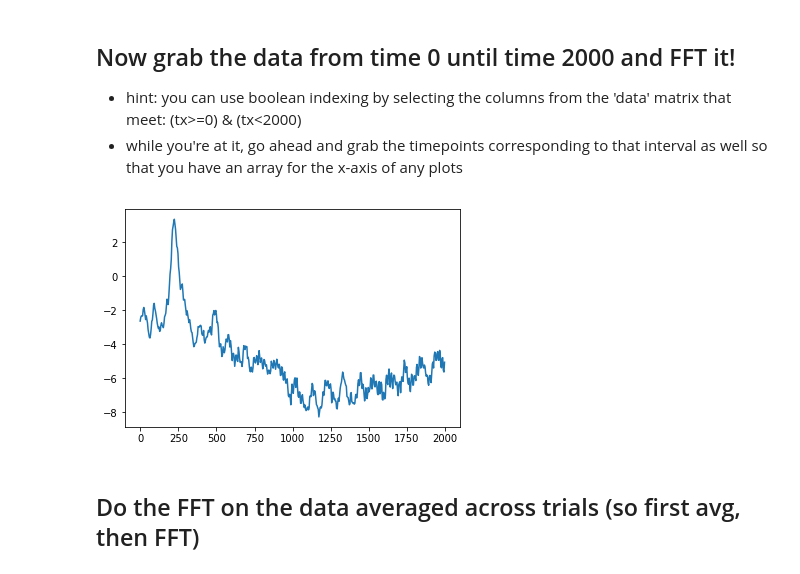
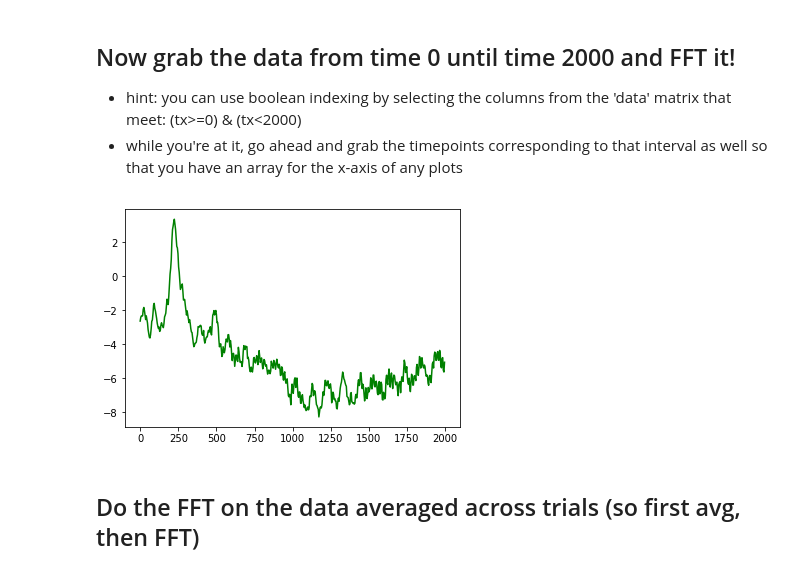
Before and after one commit to ChloeShields/PSYC-NEU-231, a Jupyter notebook: Tutorial021_Exercises_InClass.ipynb, the cells around one changed output. Drawn from its saved outputs; the diff is of its cells as text; code cells hidden in the pictures.

```diff
--- a/Tutorial021_Exercises_InClass.ipynb
+++ b/Tutorial021_Exercises_InClass.ipynb
@@ -61,10 +61,10 @@ plt.show()
 # %%
 dataSubset = data[:, (tx >= 0) & (tx < 2000)]
 txSubset = tx[(tx >= 0) & (tx < 2000)]
-plt.plot(txSubset, np.mean(dataSubset, axis = 0))
+plt.plot(txSubset, np.mean(dataSubset, axis = 0), color = "g")
 plt.show()
 # %% [output]
-[figure, old version]
+[figure, new version]
 # %% [markdown]
 ## Do the FFT on the data averaged across trials (so first avg, then FFT)
 # %%
```
Also changed, not shown: parts of 2 cells of this notebook.
